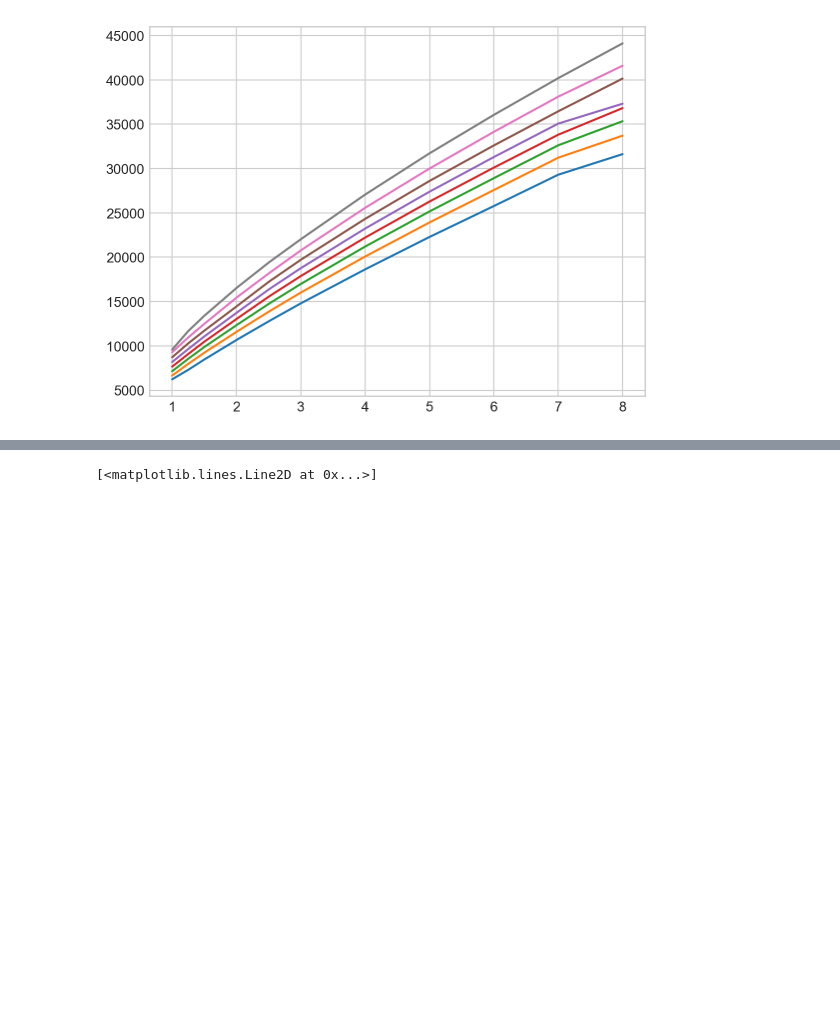
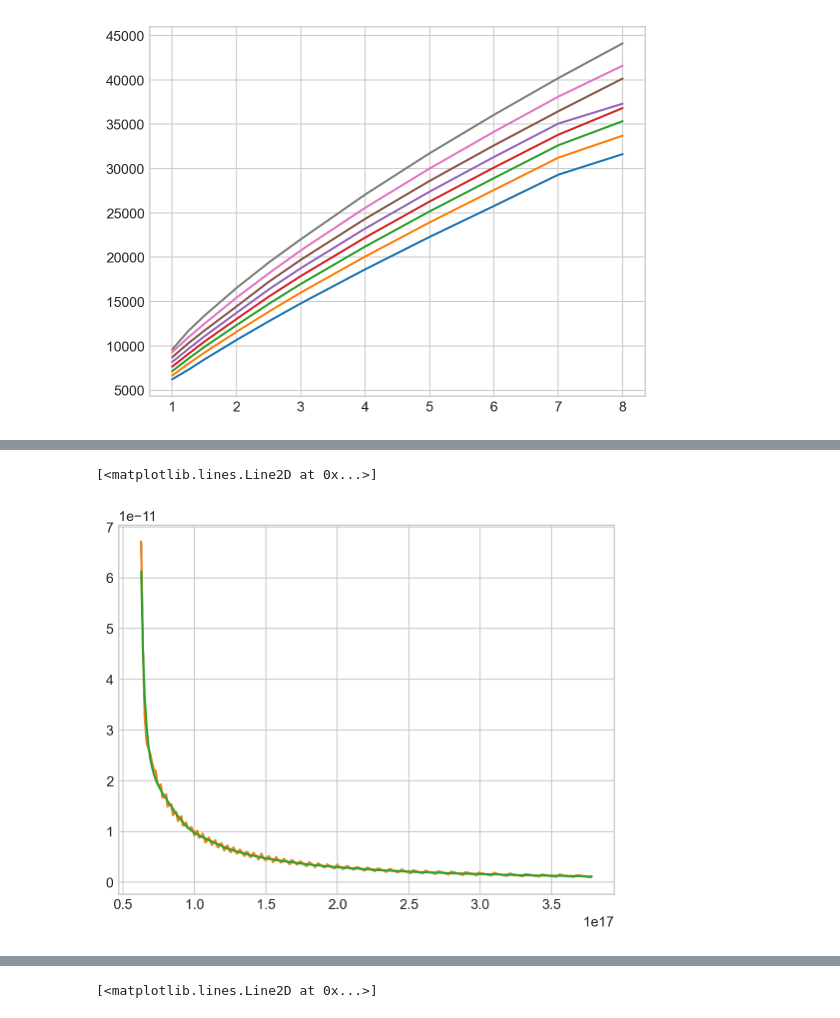
Before and after one commit to zhangjis/CMAPPER_rock, a Jupyter notebook: plot.ipynb, the cells around one changed output, grey strips where cells are left out. Drawn from its saved outputs; the diff is of its cells as text; code cells hidden in the pictures; blank space fills up the shorter version.

```diff
--- a/plot.ipynb
+++ b/plot.ipynb
@@ -63,0 +204,12 @@ for i in range(len(Tc[0])):
+# %%
+#plt.yscale('log')
+Ric_t=CubicSpline(evo[:,0][start_ind:].tolist(),evo[:,14][start_ind:].tolist())
+dRicdt=Ric_t.derivative()
+plot(evo[:,0][start_ind:],dRicdt(evo[:,0][start_ind:]))
+y=np.log10((dRicdt(evo[:,0][start_ind:])).tolist())
+y_hat=savgol_filter(y.tolist(), window_length=99,polyorder=9)
+plot(evo[:,0][start_ind:],10.0**y)
+plot(evo[:,0][start_ind:],10.0**y_hat)
+# %% [output]
+[<matplotlib.lines.Line2D at 0x...>]
+[figure, added]
```
Also changed, not shown: parts of 26 cells of this notebook, 1 other file.
